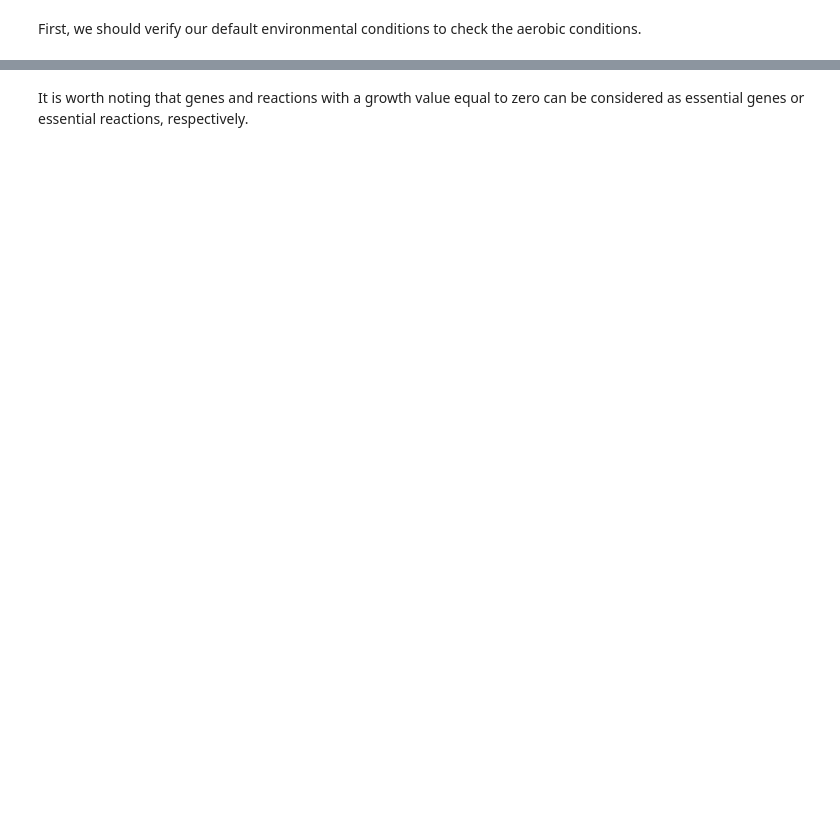
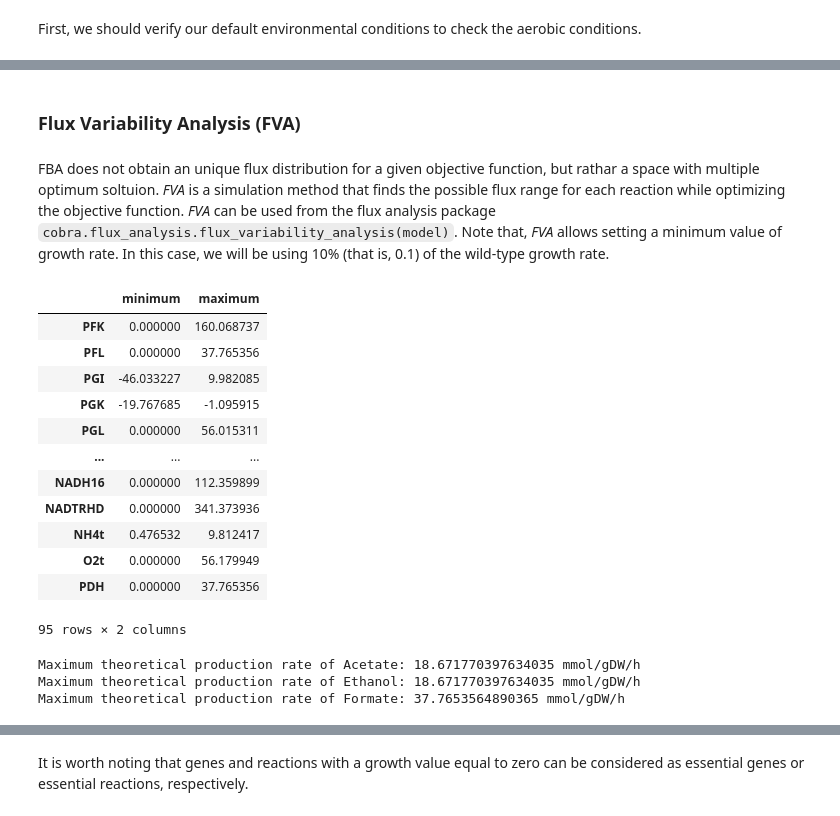
Before and after one commit to BioSystemsUM/s2m2, a Jupyter notebook: flux_analysis/s2m2 - hands-on cobra - exercise 5.ipynb, the cells around one changed output, grey strips where cells are left out. Cells and saved outputs as stored; diff of their text form; code cells hidden in the pictures; blank space fills up the shorter version.

```diff
--- a/flux_analysis/s2m2 - hands-on cobra - exercise 5.ipynb
+++ b/flux_analysis/s2m2 - hands-on cobra - exercise 5.ipynb
@@ -88,0 +221,32 @@ o2
+# %% [markdown]
+### Flux Variability Analysis (FVA)
+# %% [markdown]
+FBA does not obtain an unique flux distribution for a given objective function, but rathar a space with multiple optimum soltuion. _FVA_ is a simulation method that finds the possible flux range for each reaction while optimizing the objective function. _FVA_ can be used from the flux analysis package `cobra.flux_analysis.flux_variability_analysis(model)`. Note that, _FVA_ allows setting a minimum value of growth rate. In this case, we will be using 10% (that is, 0.1) of the wild-type growth rate.
+# %%
+#performing fva simulation
+fva_solution = cobra.flux_analysis.flux_variability_analysis(model, fraction_of_optimum=0.1)
+fva_solution
+# %% [output]
+|  | minimum | maximum |
+| PFK | 0.000000 | 160.068737 |
+| PFL | 0.000000 | 37.765356 |
+| PGI | -46.033227 | 9.982085 |
+| PGK | -19.767685 | -1.095915 |
+| PGL | 0.000000 | 56.015311 |
+| ... | ... | ... |
+| NADH16 | 0.000000 | 112.359899 |
+| NADTRHD | 0.000000 | 341.373936 |
+| NH4t | 0.476532 | 9.812417 |
+| O2t | 0.000000 | 56.179949 |
+| PDH | 0.000000 | 37.765356 |
+95 rows × 2 columns
+# %%
+# maximum theoretical production rates of Acetate (EX_ac_e), Ethanol (EX_etoh_e), and Formate (EX_for_e)
+
+print(f'Maximum theoretical production rate of Acetate:', fva_solution.loc['EX_ac_e', 'maximum'], 'mmol/gDW/h')
+print(f'Maximum theoretical production rate of Ethanol:', fva_solution.loc['EX_etoh_e', 'maximum'], 'mmol/gDW/h')
+print(f'Maximum theoretical production rate of Formate:', fva_solution.loc['EX_for_e', 'maximum'], 'mmol/gDW/h')
+# %% [output]
+Maximum theoretical production rate of Acetate: 18.671770397634035 mmol/gDW/h
+Maximum theoretical production rate of Ethanol: 18.671770397634035 mmol/gDW/h
+Maximum theoretical production rate of Formate: 37.7653564890365 mmol/gDW/h
```
Also changed, not shown: parts of 55 cells of this notebook, 5 other files.
